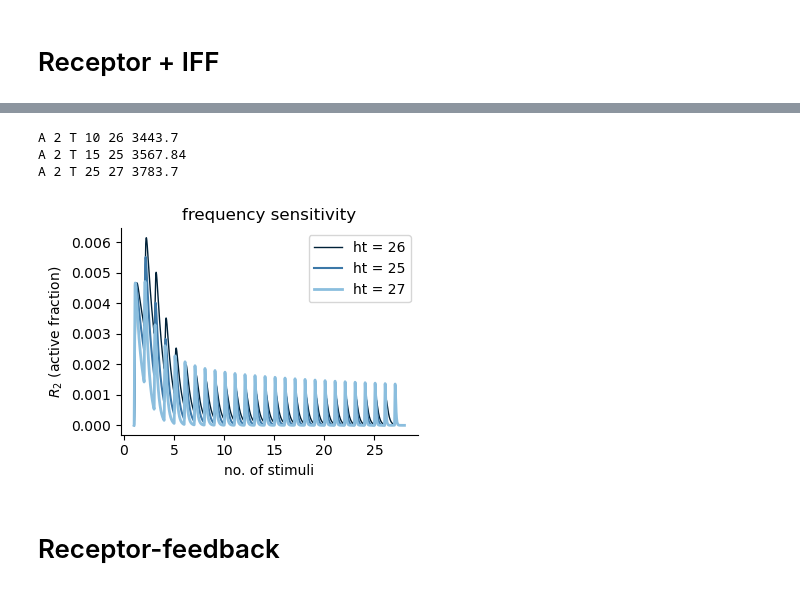
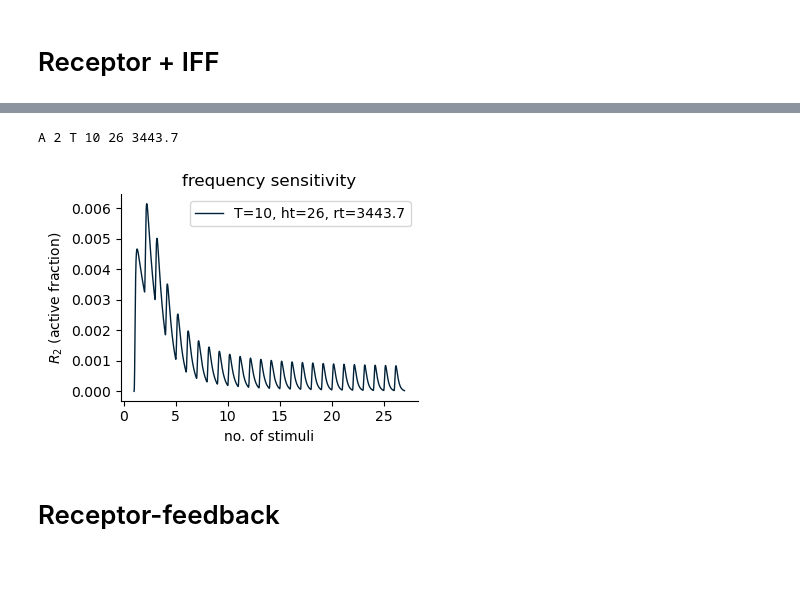
Before and after one commit to theobiolab/habituation, a Jupyter notebook: paper_figures_all.ipynb, the cells around one changed output, grey strips where cells are left out. Saved outputs shown, nothing was run; the diff lists cells and outputs as text; code cells hidden in the pictures.

```diff
--- a/paper_figures_all.ipynb
+++ b/paper_figures_all.ipynb
@@ -604,7 +616,8 @@ def execute_and_plot(**kwds):
 colorsf = ['#002138', '#3C78A8', '#8BBEDE'] #from dark to light
 colorsi=['#002138', '#3F7234', '#A4BA35'] #from dark to light
 folder="../../habituation/2023_paper/figs/panels"
-labels_vars={"I1":"$I_1$", "I2":"$I_2$", "M1":"$M_1$", "M2":"$M_2$", "R1":"$R_1$", "R2":"$R_2$", "Ri":"$R_i$", "Rr":"$R_r$", "Ra":"$R_a$"}
+labels_vars={"I1":"$I_1$", "I2":"$I_2$", "M1":"$M_1$", "M2":"$M_2$", "R1":"$R_1$", "R2":"$R_2$", "Ri":"$R_i$", "Rr":"$R_r$", "Ra":"$R_a$",
+            "C1":"$C_1$", "C2":"$C_2$", "C3":"$C_3$"}
 # %% [markdown]
 # Concatenated Incoherent Feedforward model
 # %%
@@ -880,7 +913,8 @@ def f_R_IFF(X, t, S, k1, k2, k3, kIa2, kIi2, kMa2, kMi2, kRa2, kRi2):
     return(dRi, dRr, dRa, dI2, dM2, dR2)
 # set parameters
 labels_pars= [r"$k_{i}$", r"$k_{a}$", r"$k_{r}$", r"$k_{Ia2}$",r"$k_{Ii2}$",r"$k_{Ma2}$",r"$k_{Mi2}$",r"$k_{Ra2}$",r"$k_{Ri2}$"]
-
+idx_hab=5
+idxM_pot=4
 
 p0 = [0.125459000, 1.497200000, 0.008299870 ,0.015193000, 11.204000000, 7.645580000 ,0.000790337, 25.958200000 ,36.517700000]
 
@@ -898,34 +932,36 @@ X0 = [1,0,0,0,0,0]
 steps_per_time = 100
 
 
-mys = system.System(f_R_IFF,p0, X0,output_var_idx=-1,steps_per_time=steps_per_time,hmax=0.)
+#mys = system.System(f_R_IFF,p0, X0,output_var_idx=-1,steps_per_time=steps_per_time,hmax=0.)
 
 
 
 kwds=dict()
 kwds["f"]=f_R_IFF
 kwds["basename"]="f_R_IFF"
-kwds["mysystem"]=mys
+#kwds["mysystem"]=mys
 kwds["X0"]=X0
 kwds["p0"]=p0
+kwds["hmax"]=0
 kwds["T_scan_set"]=T_scan_set
 kwds["A_scan_set"]=A_scan_set
 kwds["Sfs"]=Sfs
 kwds["Tis"]=Tis
 kwds["Ton"]=Ton
-kwds["idx_hab"]=-1
+kwds["idx_hab"]=idx_hab
 kwds["idxs_M"]=[1,4] #idxs of first and second memory species
+kwds["idxM_pot"]=idxM_pot
 kwds["Ms_toplot"]=["Rr","M2"] #plot in recovery plot
 kwds["variables_toplot"]=["Ri", "Rr", "Ra", "I2", "M2"]
 kwds["idxs"]={"Ri":0, "Rr":1, "Ra":2, "I2":3, "M2":4, "R2":5}
 kwds["labels_pars"]=labels_pars
-kwds["labels_vars"]=labels_vars
-kwds["output_var"]="R2"
+kwds["vartitles"]=labels_vars
+
 kwds["ht_threshold"]=0.01
 kwds["recovery_threshold"]=0.95
+kwds["height_peaks_r"]=0.001
+
 kwds["folder"]=folder
-
-kwds["pot_M_var"]="M2"
 
 kwds["ht_threshold2"]=0.005
 kwds["sensdatatxt"]="./sensitivity_receptor_feedforward/sensitivity_receptor_feedforward.txt"
@@ -979,19 +1016,22 @@ T 25 A 5 30 3993.16
 T 25 A 15 32 3982.92
 ... (8 outputs left out)
 # %%
-#A=2, sensitisation happens first.
+#A=2,T=10 sensitisation happens first.
 #Plot the freq sens - it does not hold but to see the sensitisation effect. Note that between lowest and highest T it does increase
-output = execute_freq_sens(mys,T_scan_set=T_scan_set,Amin=0, Amax=2, Ton=Ton,ht_threshold=0.01, recovery_threshold=0.95)
+Sfs=2
+kwds2=kwds.copy()
+kwds2["T_scan_set"]=[10]
+kwds2["Sfs"]=Sfs
 
-namesave="%s_freqs.pdf"%basename
+mys = system.System(f_R_IFF,p0, X0,output_var_idx=-1,steps_per_time=steps_per_time,hmax=0.)
+
+output = execute_freq_sens(mys,Amax=Sfs,**kwds2)
+
 savepath=None
-plot_freq_or_is(*output,T_scan_set=T_scan_set, A_scan_set=[Sfs],varname="$R_2$",idx=-1,
-                      kind="freqs",colors=colorsf,steps_per_time=steps_per_time,zorder=[1,2,3],savepath=savepath)
+plot_freq_or_is(*output,kind="freqs",colors=colorsf,**kwds2)
 # %% [output]
 A 2 T 10 26 3443.7
-A 2 T 15 25 3567.84
-A 2 T 25 27 3783.7
-[figure, old version]
+[figure, new version]
 # %% [markdown]
 # Receptor-feedback
 # %%
```
Also changed, not shown: parts of 13 cells of this notebook.
